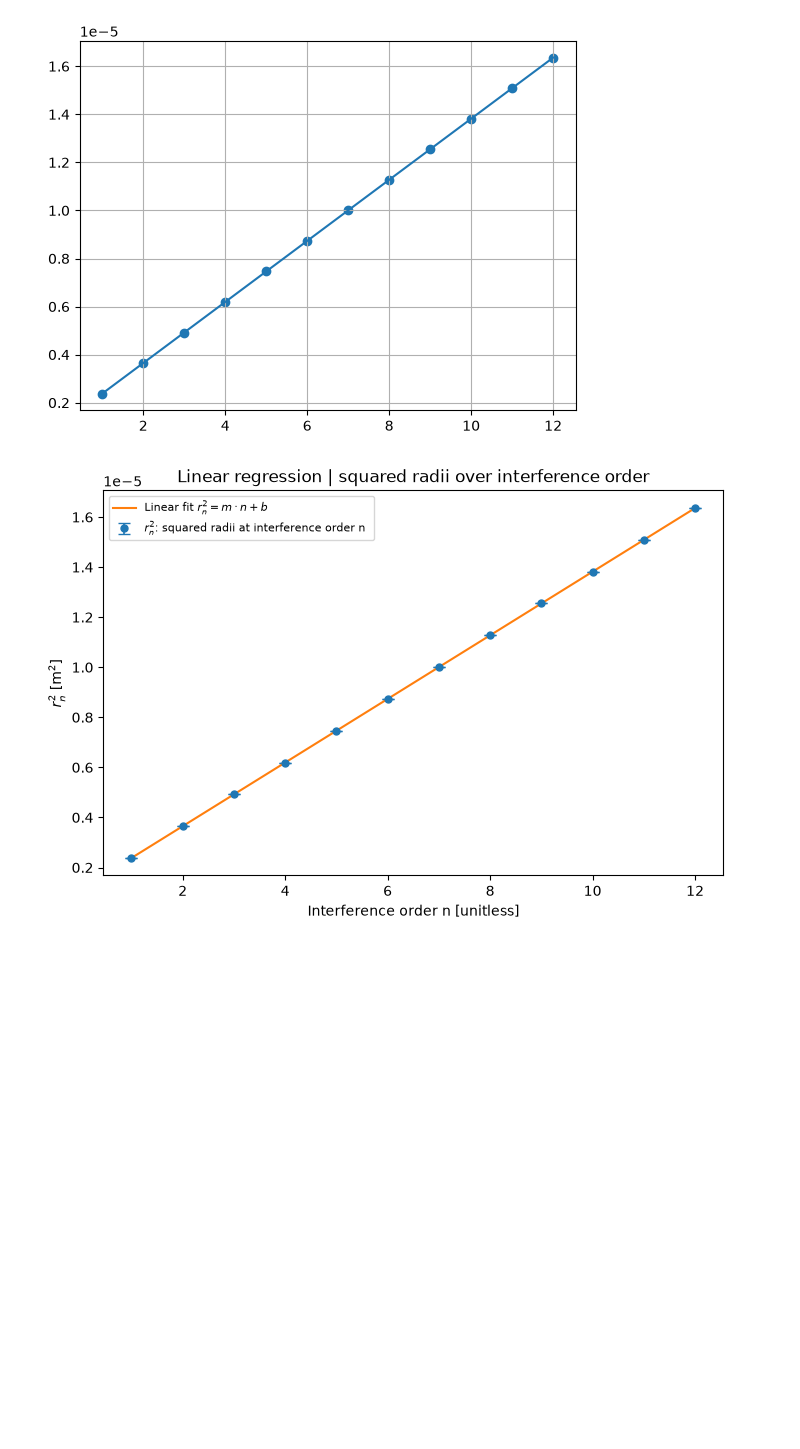
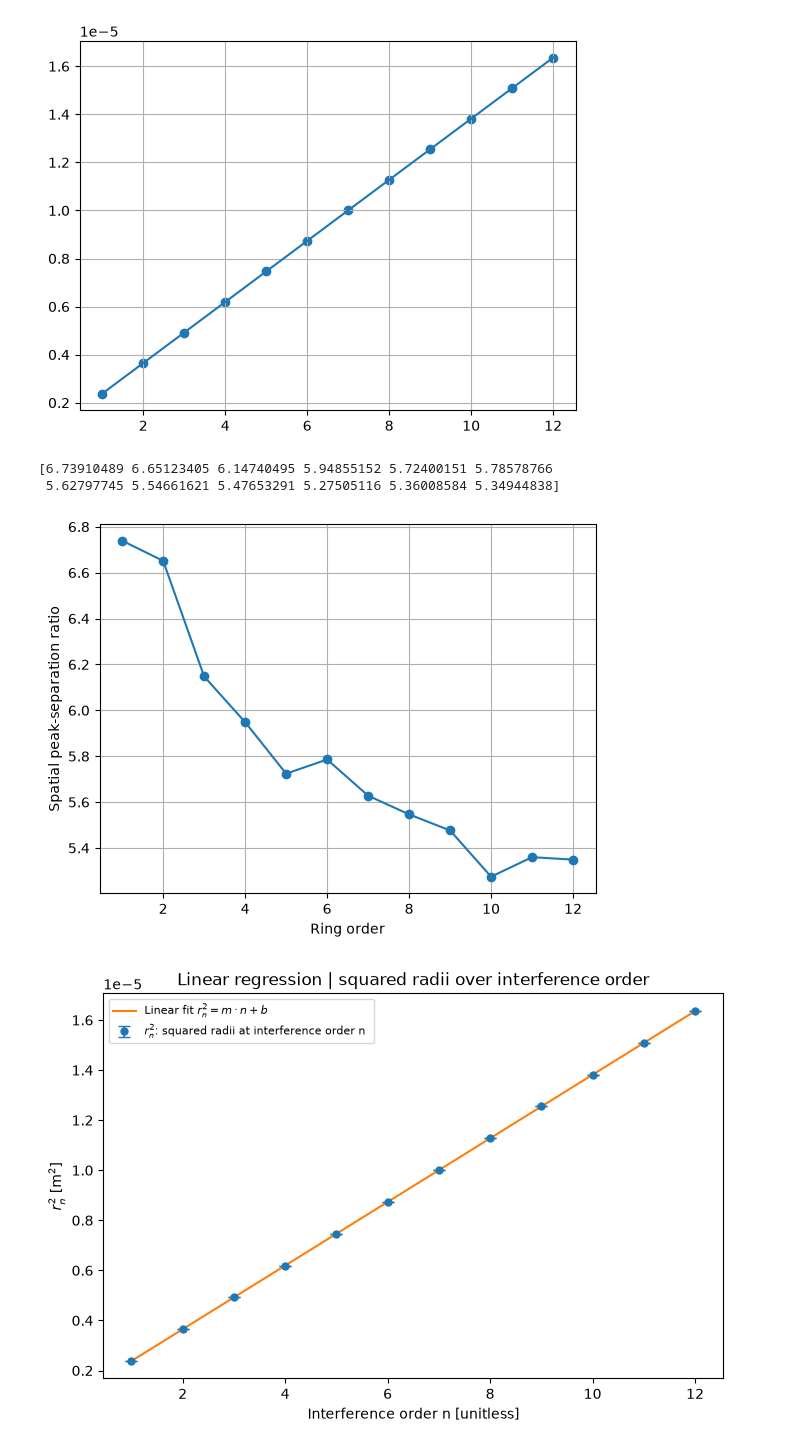
Before and after one commit to Omega3komma3/Zeeman-effect, a Jupyter notebook: Main.ipynb, the cells around one changed output. Saved outputs shown, nothing was run; the diff lists cells and outputs as text; code cells hidden in the pictures; blank space fills up the shorter version.

Commit message:
qualitativ zeeman plots

```diff
--- a/Main.ipynb
+++ b/Main.ipynb
@@ -278,6 +278,23 @@ Delta_f= 0.004200075673013236 mm
 slope= 1.270901396877666e-06
 Del_slope = 2.0053561794194514e-20
 [figure]
+# %%
+centers = np.array([popt[1] for popt in fit_popt])
+gammas = np.array([popt[2] for popt in fit_popt])
+
+ring_spacing = np.abs(np.diff(centers))
+
+sharpness = ring_spacing / (2 * gammas[:-1])
+print(sharpness)
+plt.plot(np.arange(1, len(sharpness)+1), sharpness, 'o-')
+plt.xlabel("Ring order")
+plt.ylabel("Spatial peak-separation ratio")
+plt.grid()
+plt.show()
+# %% [output]
+[6.73910489 6.65123405 6.14740495 5.94855152 5.72400151 5.78578766
+ 5.62797745 5.54661621 5.47653291 5.27505116 5.36008584 5.34944838]
+[figure, added]
 # %%
 plt.figure(figsize=(8, 5))
 
```
Also changed, not shown: parts of 5 cells of this notebook, 5 other files.
